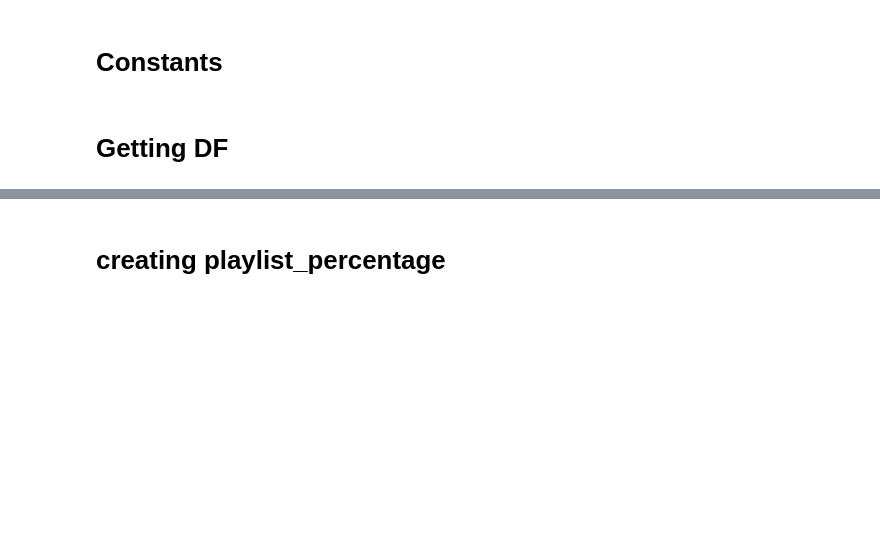
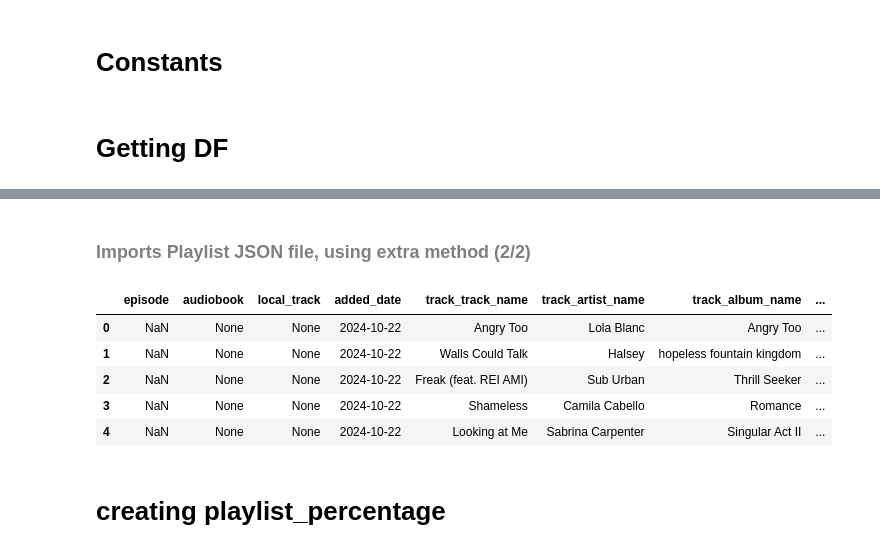
Before and after one commit to Laurente64/spotify-data-science, a Jupyter notebook: src/2_transform/transformations.ipynb, the cells around one changed output, grey strips where cells are left out. Cells and saved outputs as stored; diff of their text form; code cells hidden in the pictures; blank space fills up the shorter version.

```diff
--- a/src/2_transform/transformations.ipynb
+++ b/src/2_transform/transformations.ipynb
@@ -29,3 +42,24 @@ df
+# %% [markdown]
+<h3 style='color:gray;'>Imports Playlist JSON file, using extra method (2/2)</h3>
+# %%
+def transform_playlist(data):
+    all_playlists = []
+    for i in data['playlists']:
+        i_playlist = pd.json_normalize(i['items'], sep='_')
+        i_playlist['playlists_lastModifiedDate'] = i['lastModifiedDate']
+        i_playlist['playlists_name'] = i['name']
+        all_playlists.append(i_playlist)
+    return pd.concat(all_playlists)
+
+playlist = import_json(PATH_PLAYLIST, transform=transform_playlist)
+playlist.head()
+# %% [output]
+|  | episode | audiobook | local_track | added_date | track_track_name | track_artist_name | track_album_name | ... |
+| 0 | NaN | None | None | 2024-10-22 | Angry Too | Lola Blanc | Angry Too | ... |
+| 1 | NaN | None | None | 2024-10-22 | Walls Could Talk | Halsey | hopeless fountain kingdom | ... |
+| 2 | NaN | None | None | 2024-10-22 | Freak (feat. REI AMI) | Sub Urban | Thrill Seeker | ... |
+| 3 | NaN | None | None | 2024-10-22 | Shameless | Camila Cabello | Romance | ... |
+| 4 | NaN | None | None | 2024-10-22 | Looking at Me | Sabrina Carpenter | Singular Act II | ... |
 # %%
 # 3. Convert lookup series to Python sets, before creating boolean columns
 playlist_uris = set(playlist['track_track_uri'].dropna())
```
Also changed, not shown: parts of 10 cells of this notebook, 9 other files.
